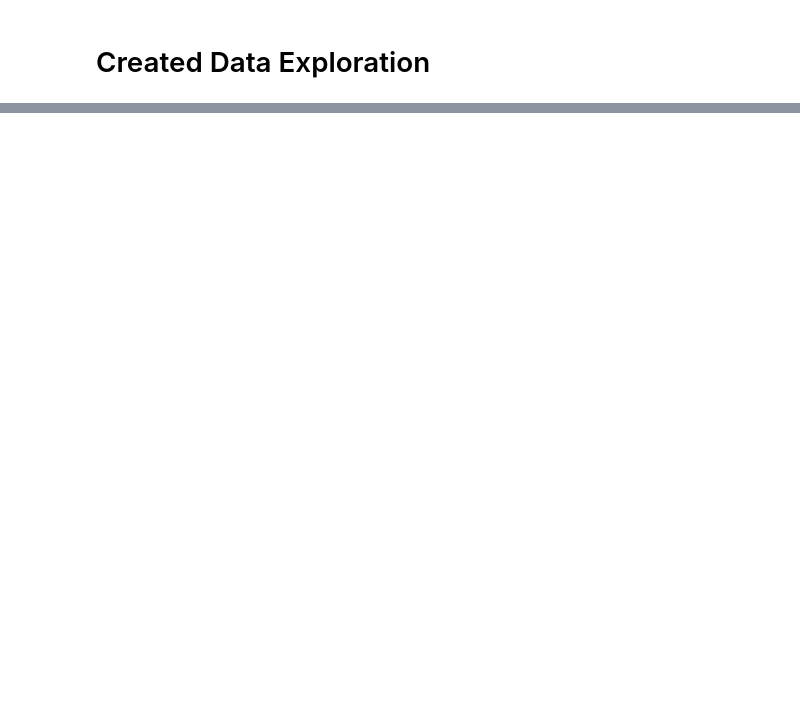
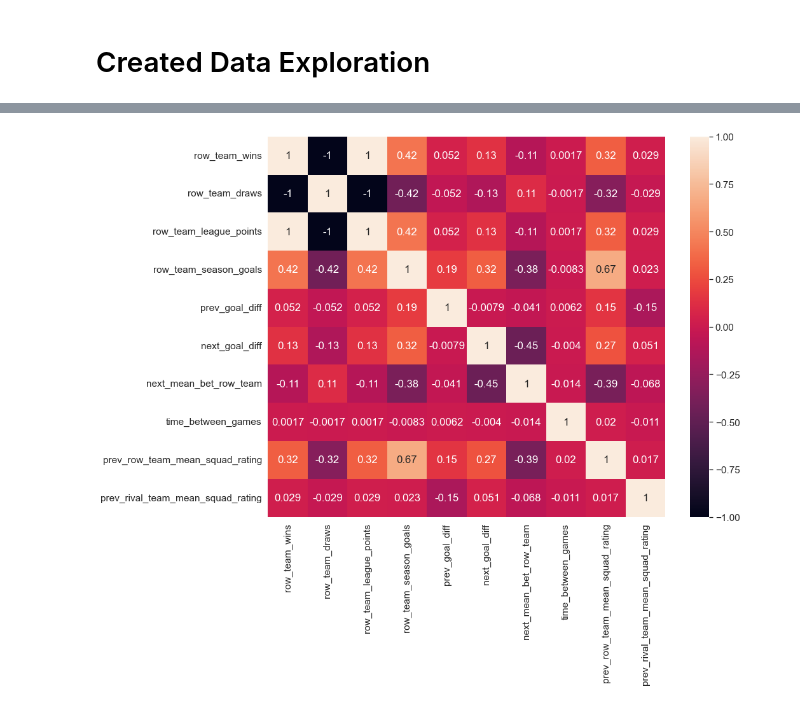
Before and after one commit to eitanbentora/Causal_Inference_in_Soccer, a Jupyter notebook: EDA.ipynb, the cells around one changed output, grey strips where cells are left out. Saved outputs shown, nothing was run; the diff lists cells and outputs as text; code cells hidden in the pictures; blank space fills up the shorter version.

```diff
--- a/EDA.ipynb
+++ b/EDA.ipynb
@@ -54,0 +80,11 @@ plt.savefig('hist_bets.png')
+# %%
+corr_cols = ['row_team_wins', 'row_team_draws', 'row_team_league_points', 'row_team_season_goals', 'prev_goal_diff',
+             'next_goal_diff', 'next_mean_bet_row_team', 'time_between_games',
+             'prev_row_team_mean_squad_rating', 'prev_rival_team_mean_squad_rating']
+# %%
+fig, ax = plt.subplots(figsize=(14,11))
+sns.heatmap(df[corr_cols].corr(), annot=True, ax=ax)
+sns.set(font_scale=1.3)
+plt.show()
+# %% [output]
+[figure, added]
```
Also changed, not shown: parts of 16 cells of this notebook, 3 other files.
